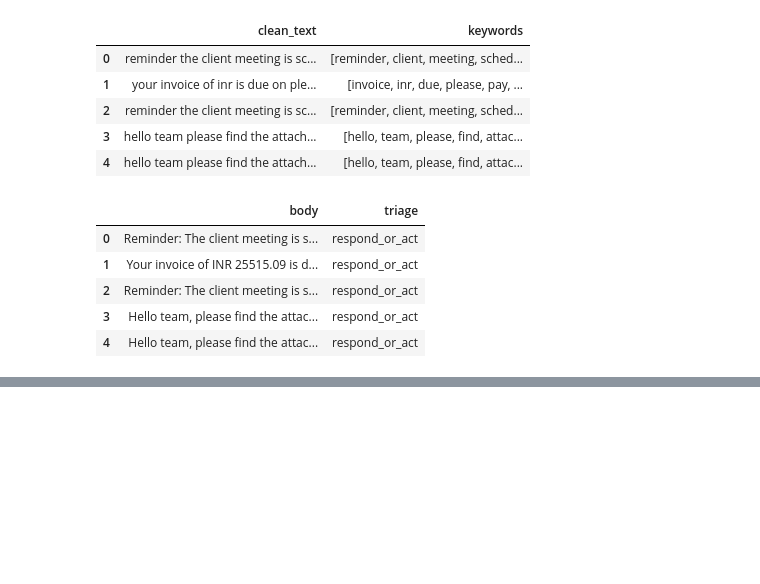
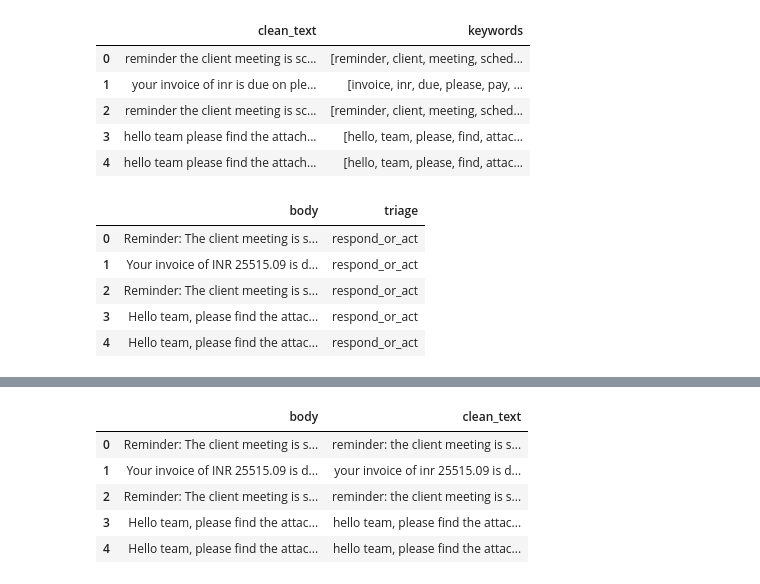
Before and after one commit to springboardmentor74219x/infosys-langgraph-email-assistant-group2, a Jupyter notebook: notebook/milestone1_template.ipynb, the cells around one changed output, grey strips where cells are left out. Drawn from its saved outputs; the diff is of its cells as text; code cells hidden in the pictures; blank space fills up the shorter version.

```diff
--- a/notebook/milestone1_template.ipynb
+++ b/notebook/milestone1_template.ipynb
@@ -116,0 +136,23 @@ df.to_csv("../data/milestone1_output.csv", index=False)
+# %%
+# 2. Create a helpful cleaned text column
+# Keep words and meaningful tokens (remove only repeated whitespace and control chars)
+def make_clean_text(s):
+    if not isinstance(s, str):
+        return ""
+    s = s.strip()
+    # normalize spaces and lowercase
+    s = re.sub(r'\s+', ' ', s)
+    s = s.lower()
+    return s
+
+# prefer 'body' column; if not, try 'email_body' or 'subject'
+source_col = 'body' if 'body' in df.columns else ('email_body' if 'email_body' in df.columns else 'subject')
+df['clean_text'] = df[source_col].astype(str).apply(make_clean_text)
+display(df[[source_col,'clean_text']].head())
+# %% [output]
+|  | body | clean_text |
+| 0 | Reminder: The client meeting is s... | reminder: the client meeting is s... |
+| 1 | Your invoice of INR 25515.09 is d... | your invoice of inr 25515.09 is d... |
+| 2 | Reminder: The client meeting is s... | reminder: the client meeting is s... |
+| 3 | Hello team, please find the attac... | hello team, please find the attac... |
+| 4 | Hello team, please find the attac... | hello team, please find the attac... |
```
Also changed, not shown: parts of 4 cells of this notebook.
